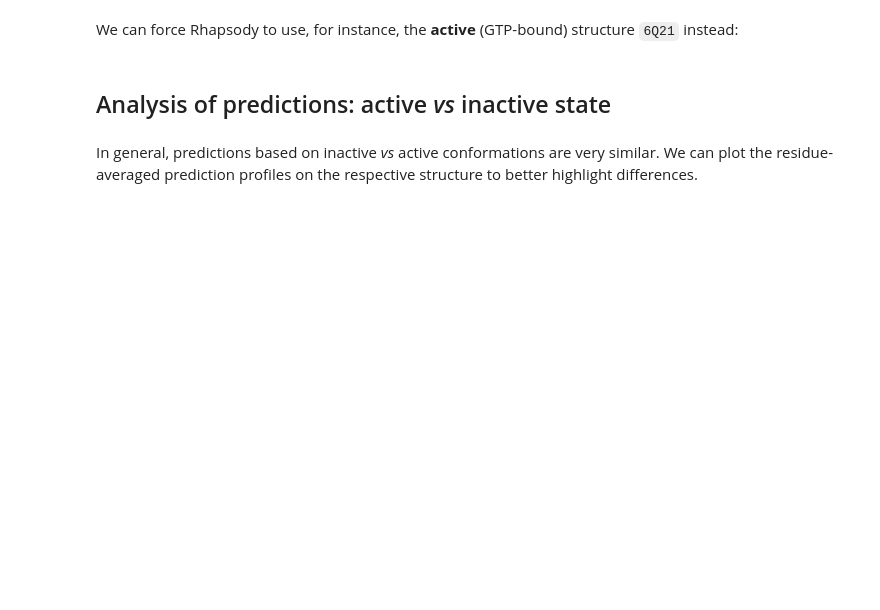
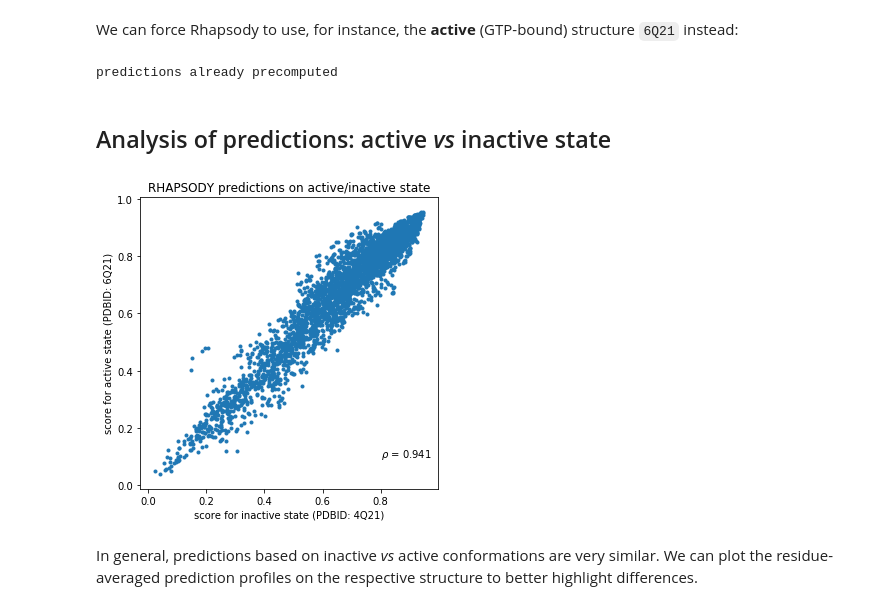
Before and after one commit to prody/rhapsody-tutorials, a Jupyter notebook: 02-RAS_analysis/RAS_variants_analysis.ipynb, the cells around one changed output. Drawn from its saved outputs; the diff is of its cells as text; code cells hidden in the pictures; blank space fills up the shorter version.

```diff
--- a/02-RAS_analysis/RAS_variants_analysis.ipynb
+++ b/02-RAS_analysis/RAS_variants_analysis.ipynb
@@ -57,0 +49,6 @@ if not os.path.isdir('results'):
+# %%
+ID_SAVs_info = np.load('../00-Training_Dataset/data/Integrated_Dataset-SAVs.npy')
+zero_star_SAVs = ID_SAVs_info[ ID_SAVs_info['ClinVar_review_star'] == 0 ]['SAV_coords']
+
+ID_subset = ID_subset[ [SAV not in zero_star_SAVs for SAV in ID_subset['SAV_coords']] ]
+len(ID_subset)
@@ -57,0 +57,3 @@ if not os.path.isdir('results'):
+# %%
+ID_subset = ID_subset[ID_subset['PDB_length'] >= 150]
+len(ID_subset)
@@ -58 +64,10 @@ if not os.path.isdir('results'):
+# %%
+featsets = {
+    'full_clsf': [ 'wt_PSIC', 'Delta_PSIC', 'SASA',
+                   'ANM_MSF-chain', 'ANM_effectiveness-chain', 'ANM_sensitivity-chain',
+                   'stiffness-chain', 'entropy', 'ranked_MI', 'BLOSUM' ],
+    'redx_clsf': [ 'wt_PSIC', 'Delta_PSIC', 'SASA',
+                   'ANM_MSF-chain', 'ANM_effectiveness-chain', 'ANM_sensitivity-chain',
+                   'stiffness-chain', 'BLOSUM' ]
+}
 # %%
@@ -100,17 +132,19 @@ for PDBID in set(PDBIDs):
 # %% [markdown]
 We can force Rhapsody to use, for instance, the **active** (GTP-bound) structure `6Q21` instead:
 # %%
-if os.path.isdir('results/predictions_2'):
+if os.path.isdir('results/predictions_active'):
     print('predictions already precomputed')
-    rh_2 = pickle.load(open('results/predictions_2/rhapsody-pickle.pkl', 'rb'))
+    rh_active = pickle.load(open('results/predictions_active/rhapsody-pickle.pkl', 'rb'))
 else:
-    os.mkdir('results/predictions_2')
+    os.mkdir('results/predictions_active')
     # run rhapsody
-    rh_2 = rhapsody('data/pph2/pph2-full.txt', 'results/full_clsf/trained_classifier.pkl',
-                    aux_classifier='results/redx_clsf/trained_classifier.pkl', input_type='PP2', custom_PDB='6Q21')
+    rh_active = rhapsody('data/pph2/pph2-full.txt', 'results/full_clsf/trained_classifier.pkl',
+                aux_classifier='results/redx_clsf/trained_classifier.pkl', input_type='PP2', custom_PDB='6Q21')
     # store files
     for f in glob.glob('rhapsody-*.*'):
-        os.rename(f, os.path.join('results/predictions_2', f))
+        os.rename(f, os.path.join('results/predictions_active', f))
+# %% [output]
+predictions already precomputed
 # %% [markdown]
 ## Analysis of predictions: active *vs* inactive state
 # %%
@@ -121,22 +155,24 @@ from scipy.stats.stats import spearmanr
 import matplotlib.pyplot as plt
 # %%
 score_inactive = rh.mixPreds['score']
-score_active   = rh_2.mixPreds['score']
+score_active   = rh_active.mixPreds['score']
 
 fig, ax = plt.subplots(figsize=(5,5))
 ax.scatter(score_inactive, score_active, marker='.')
 ax.set_xlabel('score for inactive state (PDBID: 4Q21)')
 ax.set_ylabel('score for active state (PDBID: 6Q21)')
 
 sel = np.logical_and(~np.isnan(score_inactive), ~np.isnan(score_active))
 rho = spearmanr(score_inactive[sel], score_active[sel])[0]
 
 s = r'$\rho$'
 ax.set_title('RHAPSODY predictions on active/inactive state')
 ax.text(0.8, 0.1, f'{s} = {rho:5.3f}')
 
 fig.tight_layout()
 plt.savefig(f'figures/active_vs_inactive_correlation.png', dpi=300)
+# %% [output]
+[figure, added]
 # %% [markdown]
 In general, predictions based on inactive *vs* active conformations are very similar. We can plot the residue-averaged prediction profiles on the respective structure to better highlight differences.
 # %%
```
Also changed, not shown: parts of 37 cells of this notebook, 2 other files.
